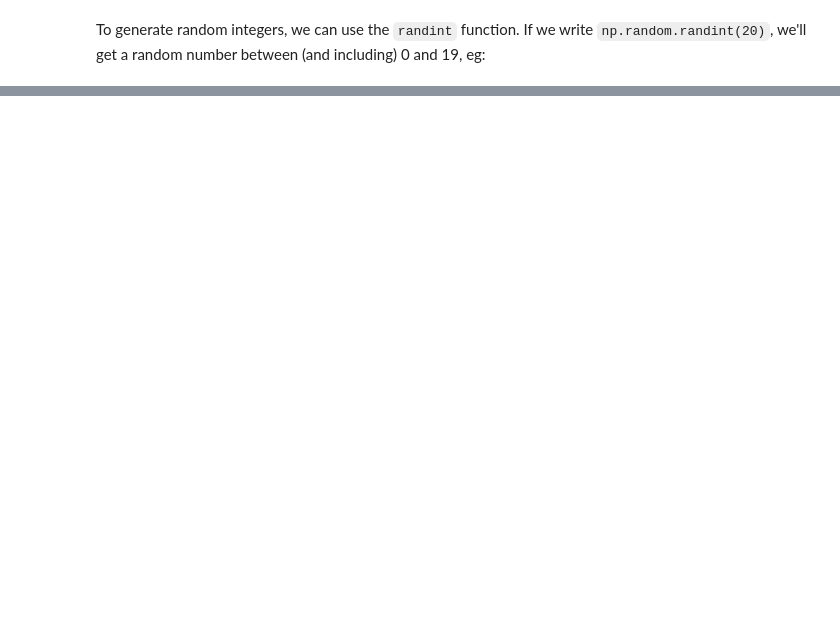
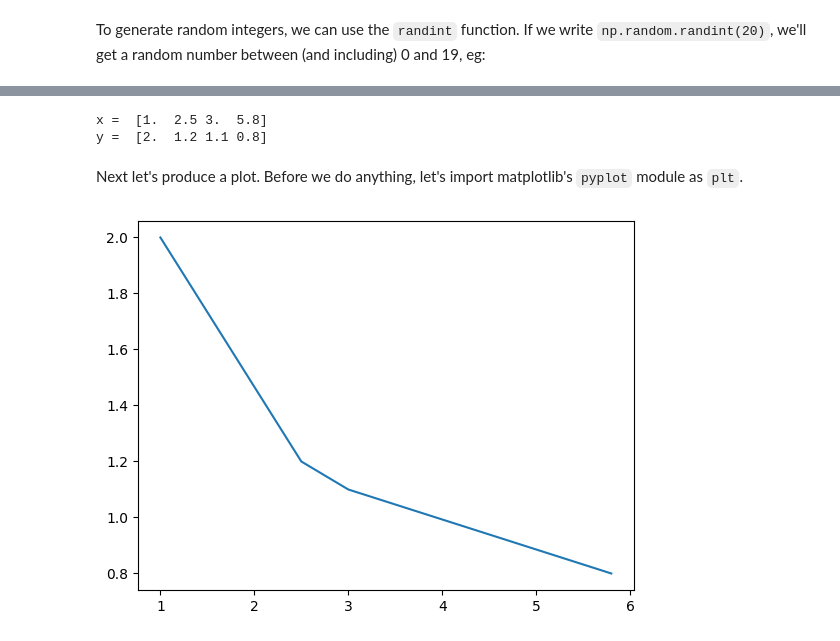
Before and after one commit to cwrightlibrary/learning_linear_algebra, a Jupyter notebook: main.ipynb, the cells around one changed output, grey strips where cells are left out. Cells and saved outputs as stored; diff of their text form; code cells hidden in the pictures; blank space fills up the shorter version.

```diff
--- a/main.ipynb
+++ b/main.ipynb
@@ -121,0 +171,20 @@ Random integer between 0 and 19
+# %%
+x = np.array([1, 2.5, 3, 5.8])
+y = np.array([2, 1.2, 1.1, 0.8])
+
+print("x = ", x, "\ny = ", y)
+# %% [output]
+x =  [1.  2.5 3.  5.8]
+y =  [2.  1.2 1.1 0.8]
+# %% [markdown]
+Next let's produce a plot. Before we do anything, let's import matplotlib's `pyplot` module as `plt`.
+# %%
+import matplotlib.pyplot as plt
+
+%matplotlib inline
+
+fig, ax = plt.subplots()
+
+ax.plot(x, y);
+# %% [output]
+[figure, added]
```
Also changed, not shown: parts of 35 cells of this notebook.
